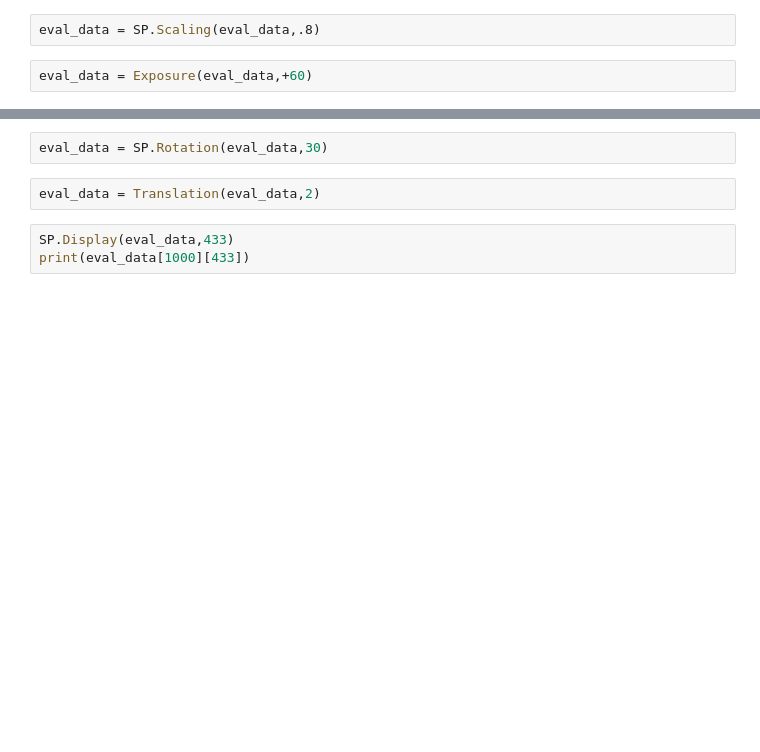
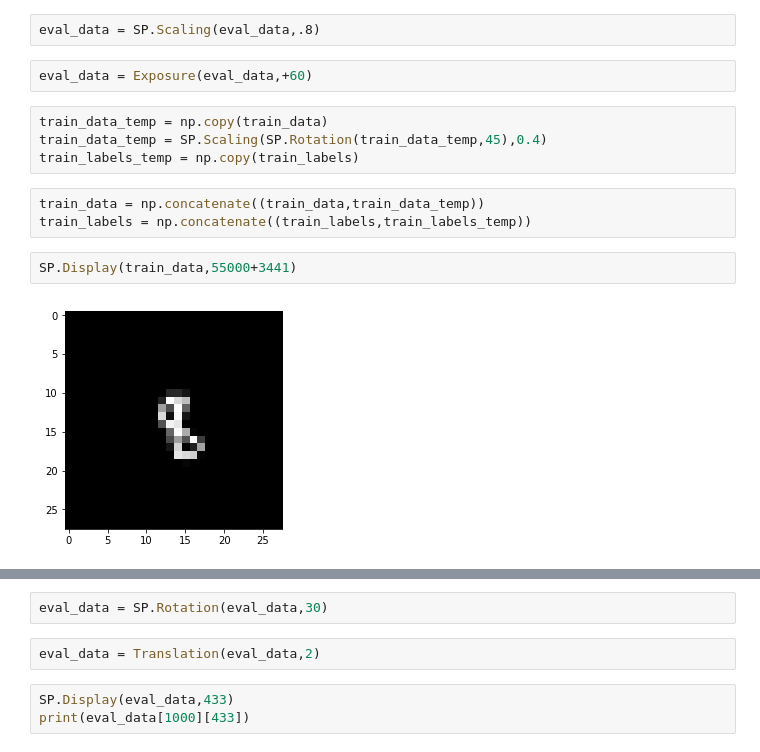
Before and after one commit to Uttaran-IITH/Thesis-Work, a Jupyter notebook: <Thesis>SP Small MNIST.ipynb, the cells around one changed output, grey strips where cells are left out. Cells and saved outputs as stored; diff of their text form; blank space fills up the shorter version.

```diff
--- a/<Thesis>SP Small MNIST.ipynb
+++ b/<Thesis>SP Small MNIST.ipynb
@@ -30,3 +26,14 @@ TypeError: Invalid dimensions for image data
 eval_data = SP.Scaling(eval_data,.8)
 # %%
 eval_data = Exposure(eval_data,+60)
+# %%
+train_data_temp = np.copy(train_data)
+train_data_temp = SP.Scaling(SP.Rotation(train_data_temp,45),0.4)
+train_labels_temp = np.copy(train_labels)
+# %%
+train_data = np.concatenate((train_data,train_data_temp))
+train_labels = np.concatenate((train_labels,train_labels_temp))
+# %%
+SP.Display(train_data,55000+3441)
+# %% [output]
+[figure, added]
```
Also changed, not shown: parts of 10 cells of this notebook, 9 other files.
